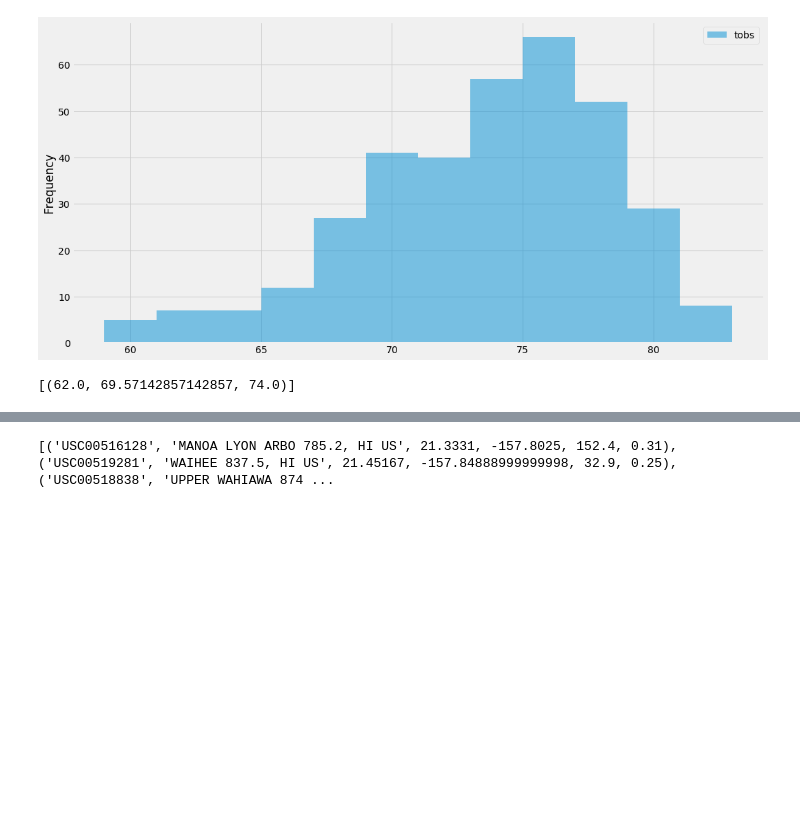
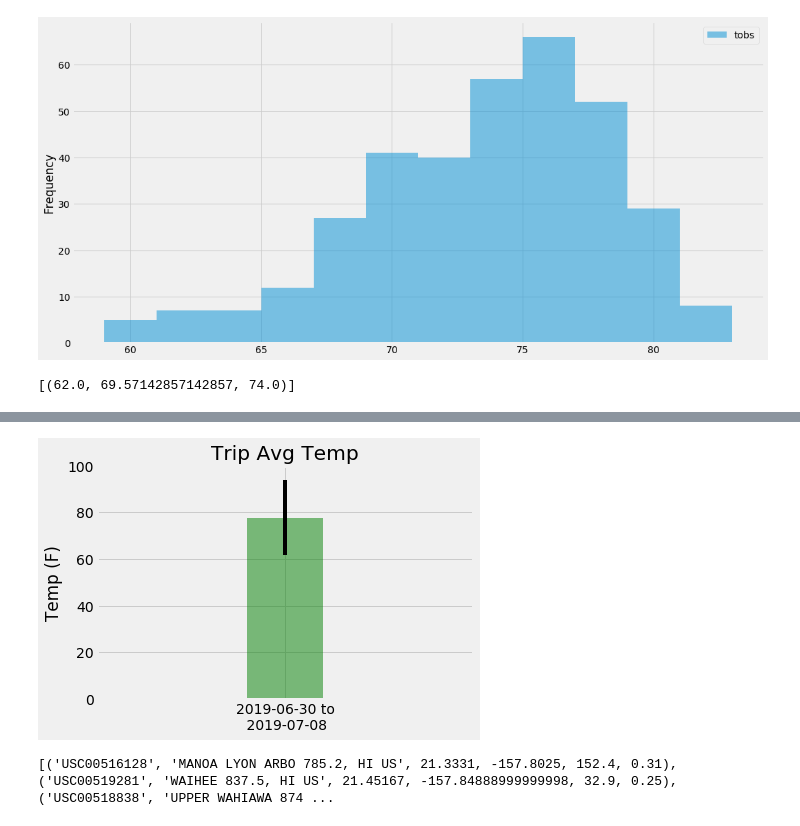
Before and after one commit to jbizzlefoshizzle/Climate_Analysis_and_Exploration, a Jupyter notebook: climate_starter.ipynb, the cells around one changed output, grey strips where cells are left out. Drawn from its saved outputs; the diff is of its cells as text; code cells hidden in the pictures; blank space fills up the shorter version.

```diff
--- a/climate_starter.ipynb
+++ b/climate_starter.ipynb
@@ -161,4 +162,9 @@ print(calc_temps('2012-02-28', '2012-03-05'))
 # %%
 # Use your previous function `calc_temps` to calculate the tmin, tavg, and tmax
 # for your trip using the previous year's data for those same dates.
+
+trip_start = '2017-06-30'
+trip_end = '2017-07-08'
+trip_temps = calc_temps(trip_start, trip_end)
+trip_temps
 # %% [output]
@@ -174,3 +172,23 @@ print(calc_temps('2012-02-28', '2012-03-05'))
+# %%
+# Plot the results from your previous query as a bar chart.
+trip_min = trip_temps[0][0]
+trip_avg = trip_temps[0][1]
+trip_max = trip_temps[0][2]
+
+# Use the peak-to-peak (tmax-tmin) value as the y error bar (yerr)
+error = trip_max - trip_min
+
+# Use "Trip Avg Temp" as your Title
+vacay = '2019-06-30 to\n 2019-07-08'
+# Use the average temperature for the y value
+plt.bar(vacay, trip_avg, yerr=error, color = 'green', alpha = .5)
+plt.ylim(0,100)
+plt.xlim(-2,2)
+plt.title('Trip Avg Temp')
+plt.ylabel('Temp (F)')
+plt.show()
+# %% [output]
+[figure, added]
 # %%
 # Calculate the total amount of rainfall per weather station for your trip dates using the previous year's matching dates.
 # Sort this in descending order by precipitation amount and list the station, name, latitude, longitude, and elevation
```
Also changed, not shown: parts of 3 cells of this notebook.
